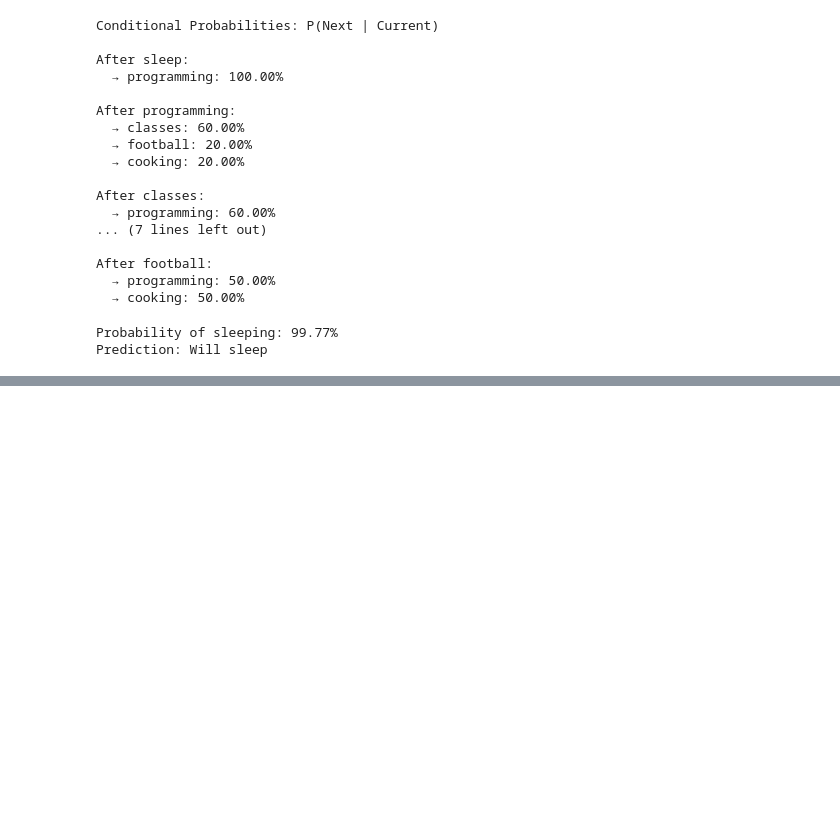
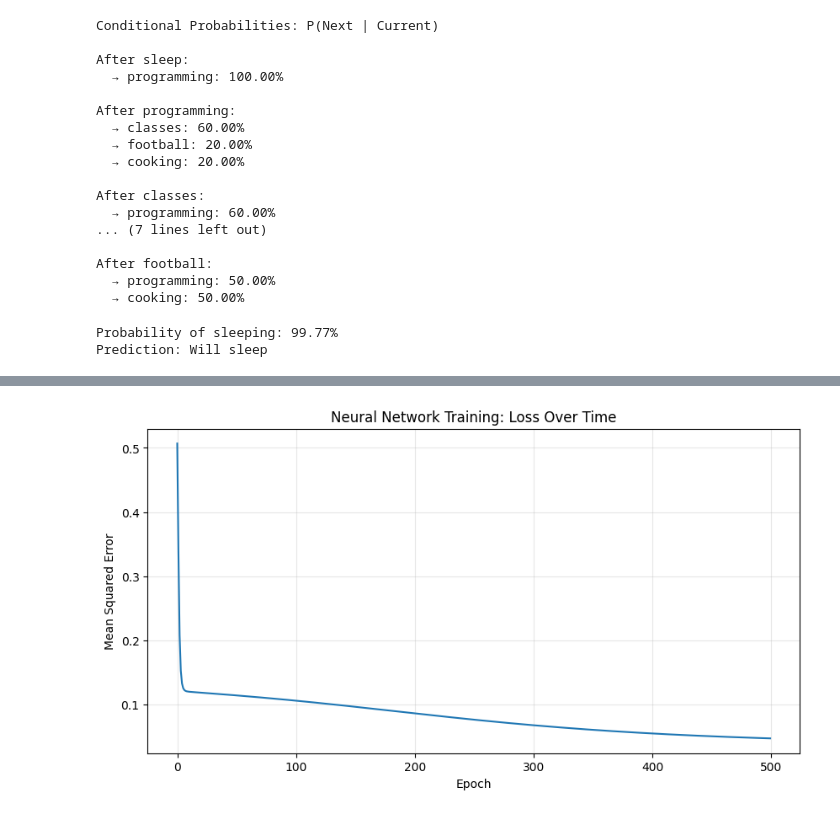
Before and after one commit to Lord-LLM/scratch, a Jupyter notebook: PROBABILITY.ipynb, the cells around one changed output, grey strips where cells are left out. Drawn from its saved outputs; the diff is of its cells as text; code cells hidden in the pictures; blank space fills up the shorter version.

Commit message:
Visualize training

```diff
--- a/PROBABILITY.ipynb
+++ b/PROBABILITY.ipynb
@@ -133,0 +219,13 @@ Prediction: Will sleep
+# %%
+# Visualize training progress
+plt.figure(figsize=(10, 5))
+plt.plot(nn.loss_history)
+plt.title('Neural Network Training: Loss Over Time')
+plt.xlabel('Epoch')
+plt.ylabel('Mean Squared Error')
+plt.grid(True, alpha=0.3)
+plt.show()
+
+print(f"\nFinal loss: {nn.loss_history[-1]:.4f}")
+# %% [output]
+[figure, added]
```
Also changed, not shown: parts of 2 cells of this notebook.
